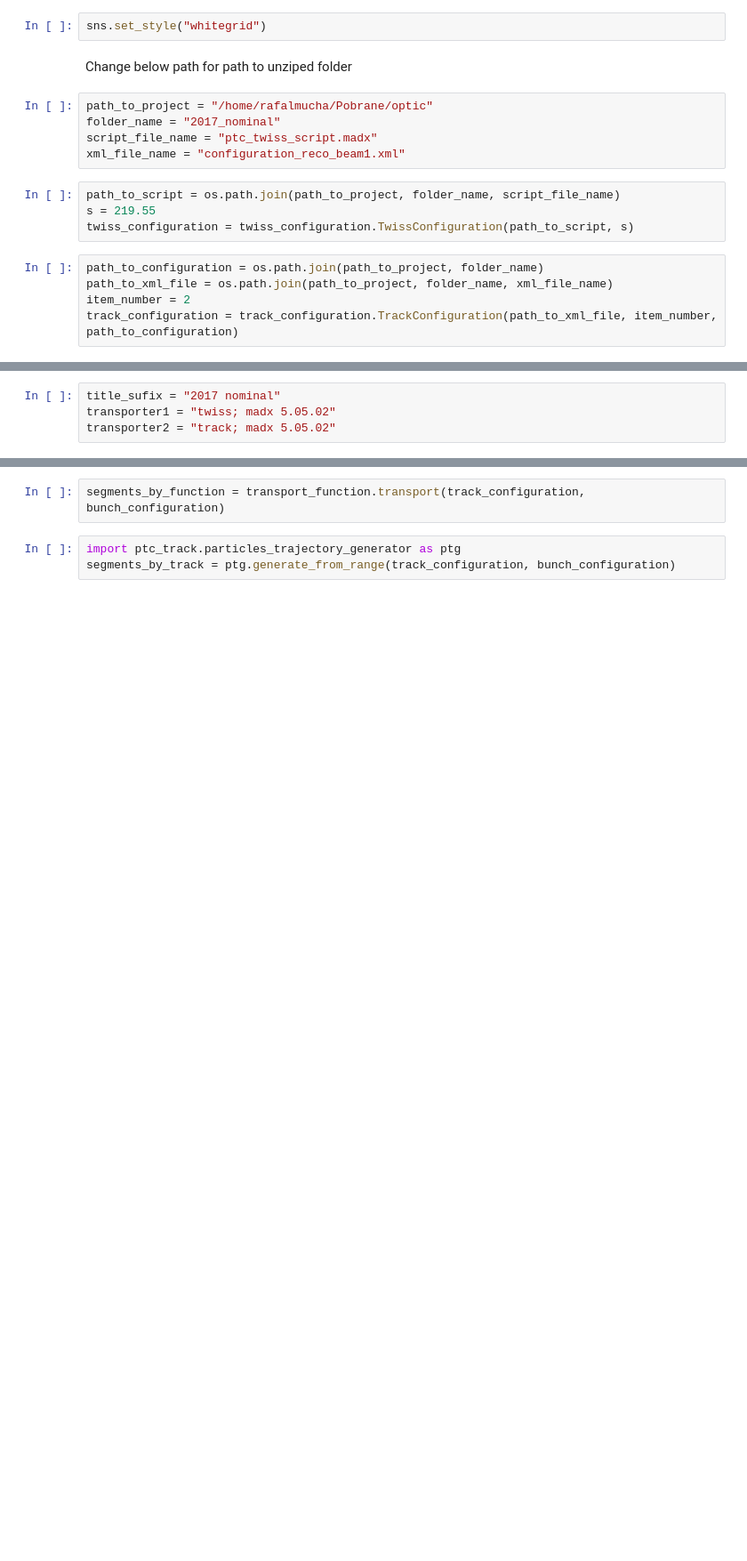
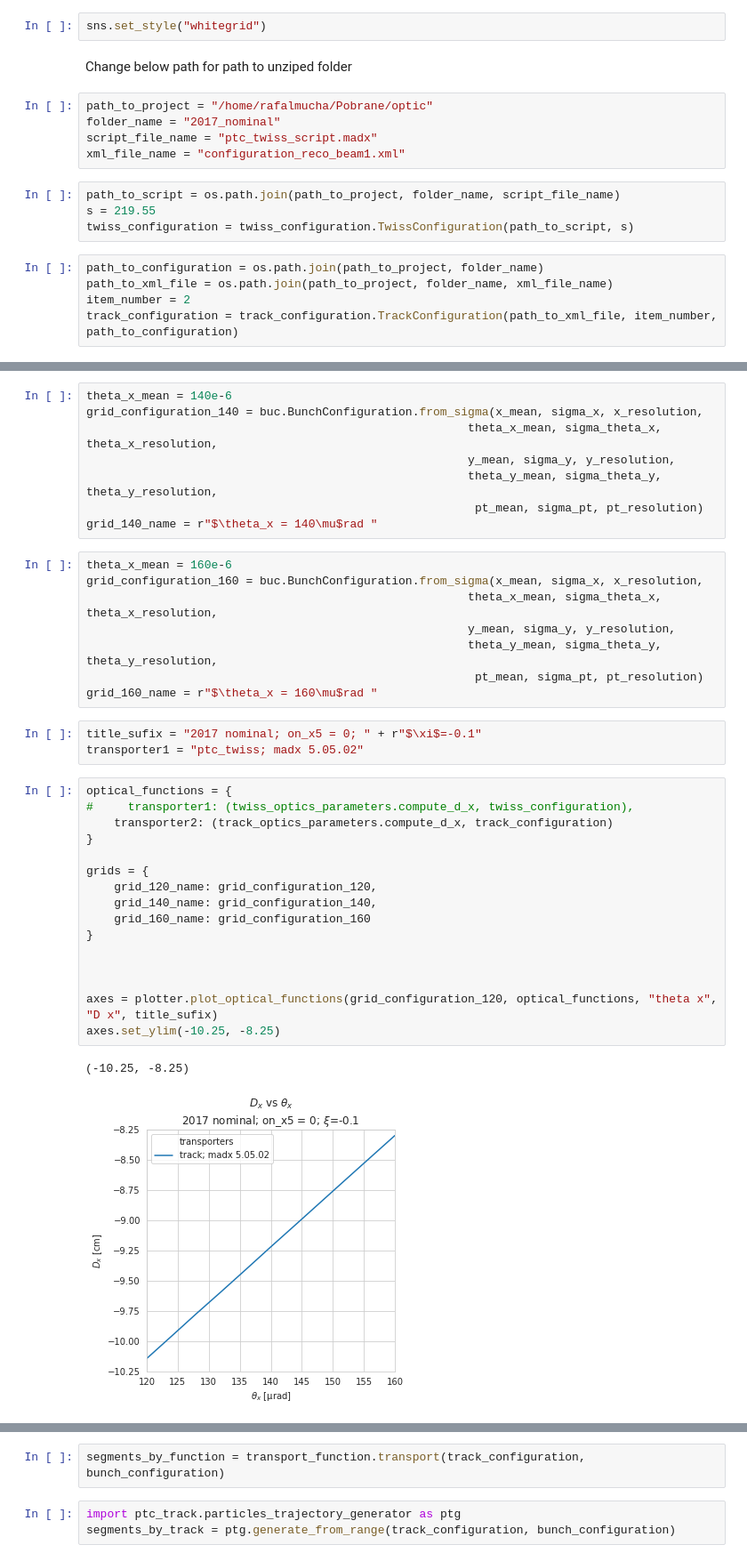
Before and after one commit to mucharafal/optics_generator_python, a Jupyter notebook: notebooks/Optics Parameters Compare 2017 Nominal.ipynb, the cells around one changed output, grey strips where cells are left out. Shown: that part at 89% size. Drawn from its saved outputs; the diff is of its cells as text; blank space fills up the shorter version.

```diff
--- a/notebooks/Optics Parameters Compare 2017 Nominal.ipynb
+++ b/notebooks/Optics Parameters Compare 2017 Nominal.ipynb
@@ -54,4 +55,38 @@ bunch_configuration = buc.BunchConfiguration.from_sigma(x_mean, sigma_x, x_resol
+# %%
+theta_x_mean = 140e-6
+grid_configuration_140 = buc.BunchConfiguration.from_sigma(x_mean, sigma_x, x_resolution,
+                                                       theta_x_mean, sigma_theta_x, theta_x_resolution,
+                                                       y_mean, sigma_y, y_resolution,
+                                                       theta_y_mean, sigma_theta_y, theta_y_resolution,
+                                                        pt_mean, sigma_pt, pt_resolution)
+grid_140_name = r"$\theta_x = 140\mu$rad "
+# %%
+theta_x_mean = 160e-6
+grid_configuration_160 = buc.BunchConfiguration.from_sigma(x_mean, sigma_x, x_resolution,
+                                                       theta_x_mean, sigma_theta_x, theta_x_resolution,
+                                                       y_mean, sigma_y, y_resolution,
+                                                       theta_y_mean, sigma_theta_y, theta_y_resolution,
+                                                        pt_mean, sigma_pt, pt_resolution)
+grid_160_name = r"$\theta_x = 160\mu$rad "
 # %%
-title_sufix = "2017 nominal"
-transporter1 = "twiss; madx 5.05.02"
-transporter2 = "track; madx 5.05.02"
+title_sufix = "2017 nominal; on_x5 = 0; " + r"$\xi$=-0.1"
+transporter1 = "ptc_twiss; madx 5.05.02"
+# %%
+optical_functions = {
+#     transporter1: (twiss_optics_parameters.compute_d_x, twiss_configuration),
+    transporter2: (track_optics_parameters.compute_d_x, track_configuration)
+}
+
+grids = {
+    grid_120_name: grid_configuration_120,
+    grid_140_name: grid_configuration_140,
+    grid_160_name: grid_configuration_160
+}
+
+
+
+axes = plotter.plot_optical_functions(grid_configuration_120, optical_functions, "theta x", "D x", title_sufix)
+axes.set_ylim(-10.25, -8.25)
+# %% [output]
+(-10.25, -8.25)
+[figure, added]
```
Also changed, not shown: parts of 12 cells of this notebook, 3 other files.
